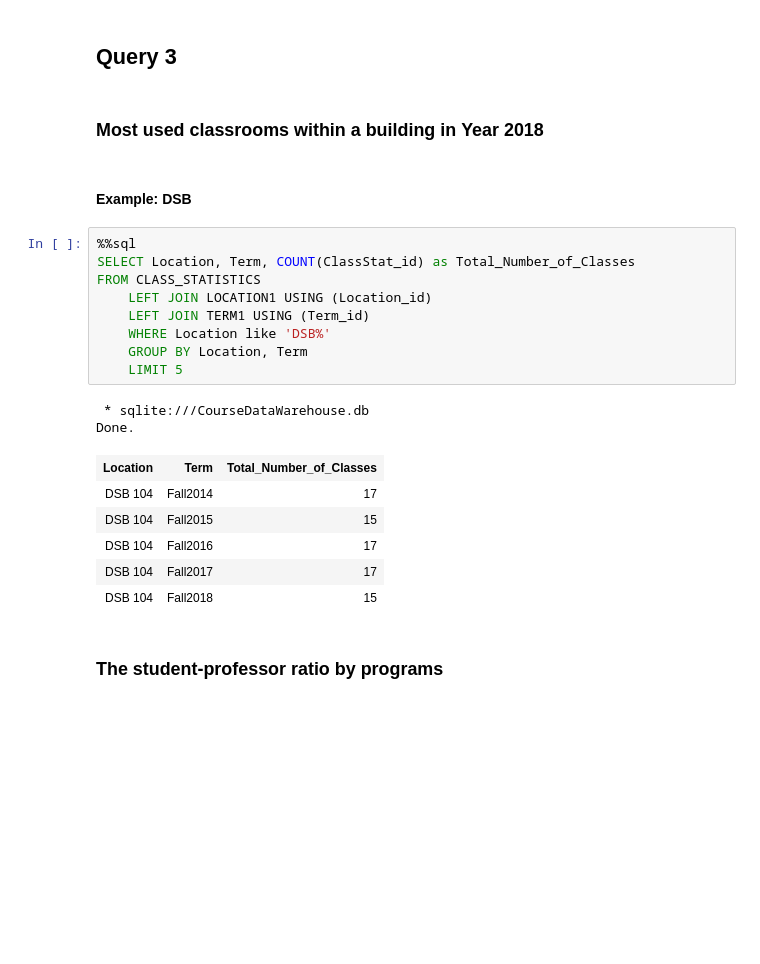
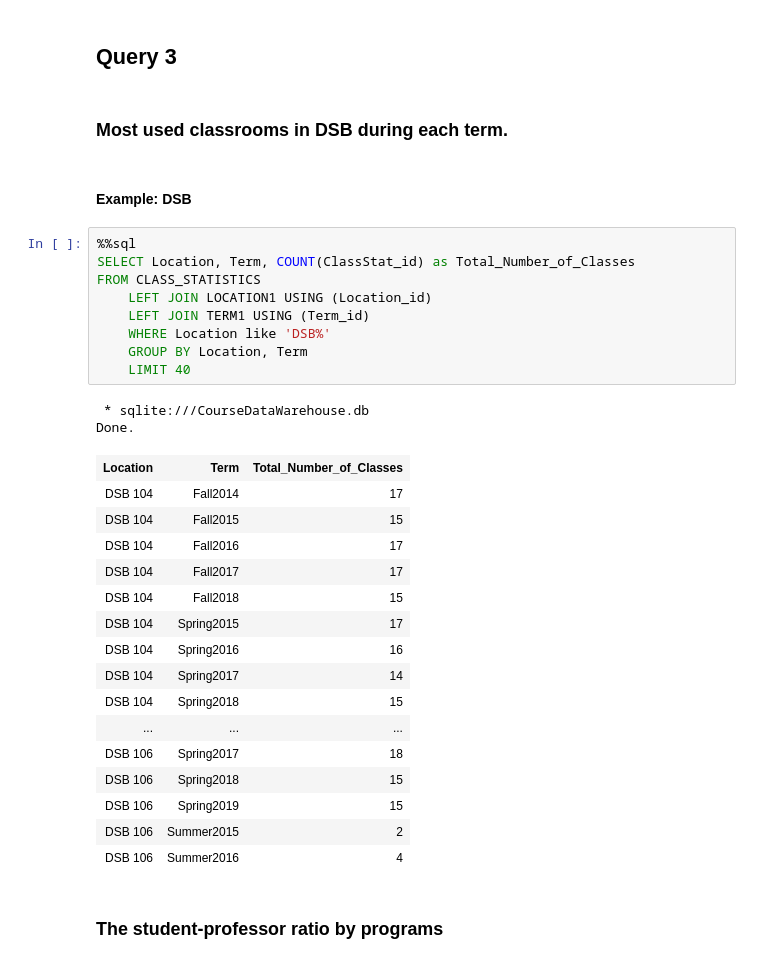
Before and after one commit to fairfield-ba510-spring2020/term-project-jt, a Jupyter notebook: CourseDataWarehouseDemo.ipynb, the cells around one changed output. Cells and saved outputs as stored; diff of their text form; blank space fills up the shorter version.

```diff
--- a/CourseDataWarehouseDemo.ipynb
+++ b/CourseDataWarehouseDemo.ipynb
@@ -56,27 +56,37 @@ Done.
 # %% [markdown]
 ## **Query 3**
 # %% [markdown]
-### Most used classrooms within a building in **Year 2018**
+### Most used classrooms in DSB during each term.
 # %% [markdown]
 #### Example: DSB
 # %%
 %%sql
 SELECT Location, Term, COUNT(ClassStat_id) as Total_Number_of_Classes
 FROM CLASS_STATISTICS
     LEFT JOIN LOCATION1 USING (Location_id)
     LEFT JOIN TERM1 USING (Term_id)
     WHERE Location like 'DSB%'
     GROUP BY Location, Term
-    LIMIT 5
+    LIMIT 40
 # %% [output]
  * sqlite:///CourseDataWarehouse.db
 Done.
 | Location | Term | Total_Number_of_Classes |
 | DSB 104 | Fall2014 | 17 |
 | DSB 104 | Fall2015 | 15 |
 | DSB 104 | Fall2016 | 17 |
 | DSB 104 | Fall2017 | 17 |
 | DSB 104 | Fall2018 | 15 |
+| DSB 104 | Spring2015 | 17 |
+| DSB 104 | Spring2016 | 16 |
+| DSB 104 | Spring2017 | 14 |
+| DSB 104 | Spring2018 | 15 |
+| ... | ... | ... |
+| DSB 106 | Spring2017 | 18 |
+| DSB 106 | Spring2018 | 15 |
+| DSB 106 | Spring2019 | 15 |
+| DSB 106 | Summer2015 | 2 |
+| DSB 106 | Summer2016 | 4 |
 # %% [markdown]
 ### The student-professor ratio by programs
 # %%
```
Also changed, not shown: 3 other files.
